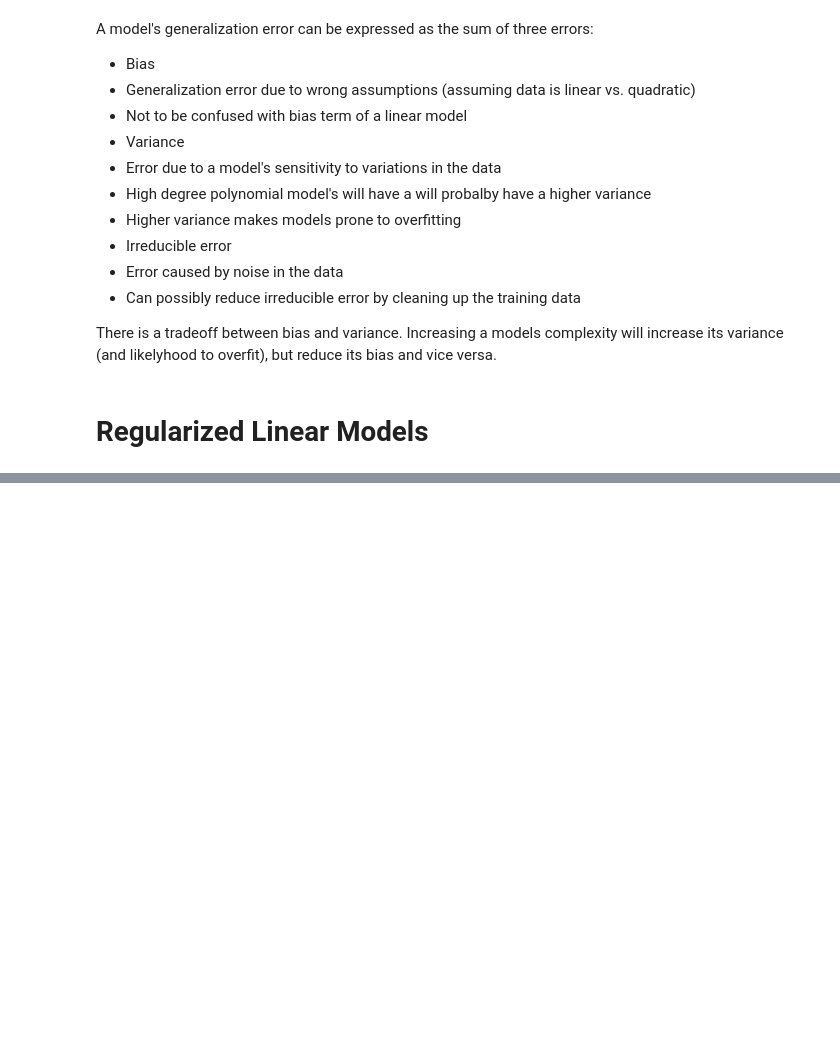
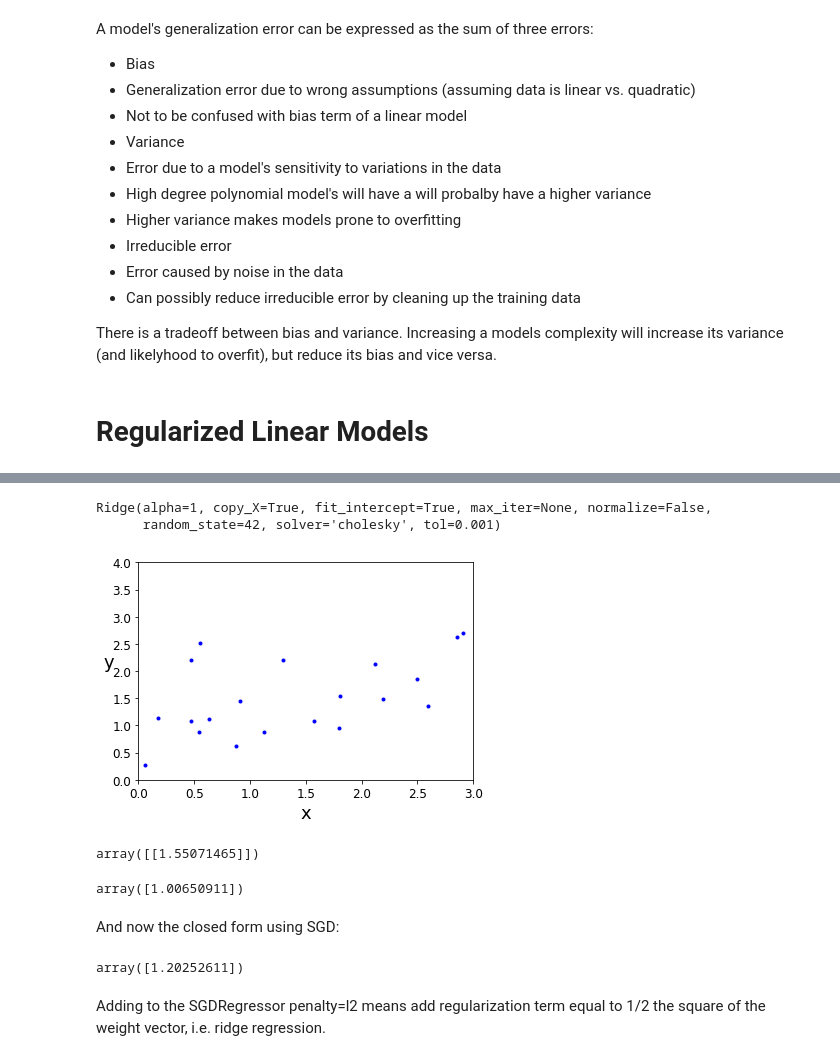
Before and after one commit to astidham2003/ml-study-group, a Jupyter notebook: chapter_4/training_models.ipynb, the cells around one changed output, grey strips where cells are left out. Cells and saved outputs as stored; diff of their text form; code cells hidden in the pictures; blank space fills up the shorter version.

Commit message:
Ridge regression

```diff
--- a/chapter_4/training_models.ipynb
+++ b/chapter_4/training_models.ipynb
@@ -533,0 +572,48 @@ There is a tradeoff between bias and variance.  Increasing a models complexity w
+# %%
+from sklearn.linear_model import Ridge
+
+np.random.seed(42)
+m = 20
+X = 3 * np.random.rand(m, 1)
+y = 1 + 0.5 * X + np.random.randn(m, 1) / 1.5
+# %%
+ridge_reg = Ridge(alpha=1, solver="cholesky", random_state=42)
+ridge_reg.fit(X,y)
+# %% [output]
+Ridge(alpha=1, copy_X=True, fit_intercept=True, max_iter=None, normalize=False,
+      random_state=42, solver='cholesky', tol=0.001)
+# %%
+# Plot the best fit line thru the scatter plot.
+#X_ridge_new = np.array([[0], [2]])
+#X_ridge_new_b = np.c_[np.ones((2, 1)), X_ridge_new]
+#y_ridge_predict = X_ridge_new_b.dot(ridge_reg.coef_)
+#plt.plot(X, y_ridge_predict, "r-")
+
+plt.plot(X, y, "b.")
+plt.xlabel("x", fontsize=18)
+plt.ylabel("y", rotation=0, fontsize=18)
+plt.axis([0, 3, 0, 4])
+plt.show()
+# %% [output]
+[figure, added]
+# %%
+ridge_reg.predict([[1.5]])
+# %% [output]
+array([[1.55071465]])
+# %%
+ridge_reg.intercept_
+# %% [output]
+array([1.00650911])
+# %% [markdown]
+And now the closed form using SGD:
+# %%
+# Tol=np.infty changes the prediction from 1.47 to 1.2.
+
+sgd_reg = SGDRegressor(penalty="l2", random_state=42, max_iter=50, tol=np.infty)
+
+sgd_reg.fit(X, y.ravel())
+sgd_reg.predict([[1.5]])
+# %% [output]
+array([1.20252611])
+# %% [markdown]
+Adding to the SGDRegressor penalty=l2 means add regularization term equal to 1/2 the square of the weight vector, i.e. ridge regression.
```
Also changed, not shown: parts of 4 cells of this notebook, 1 other file.
